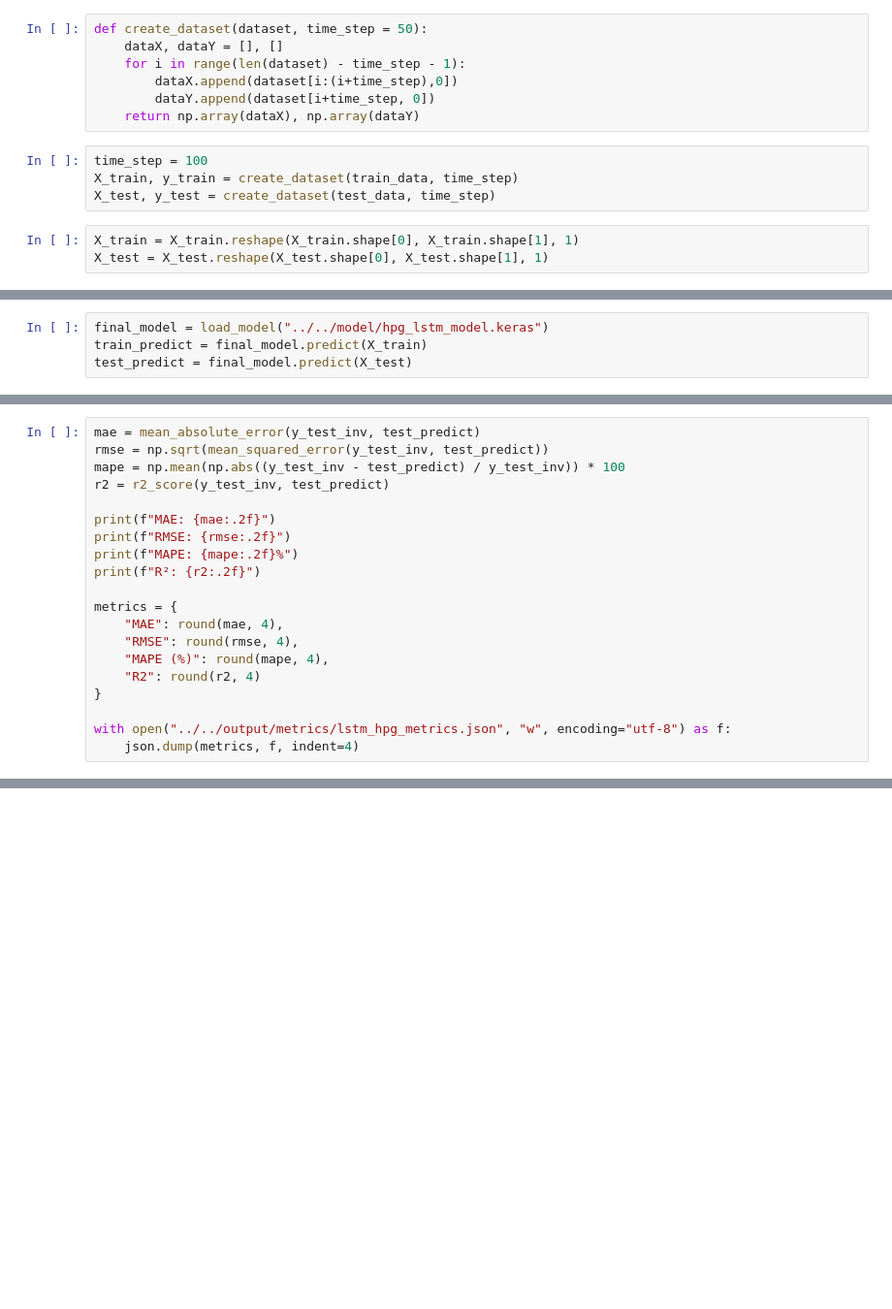
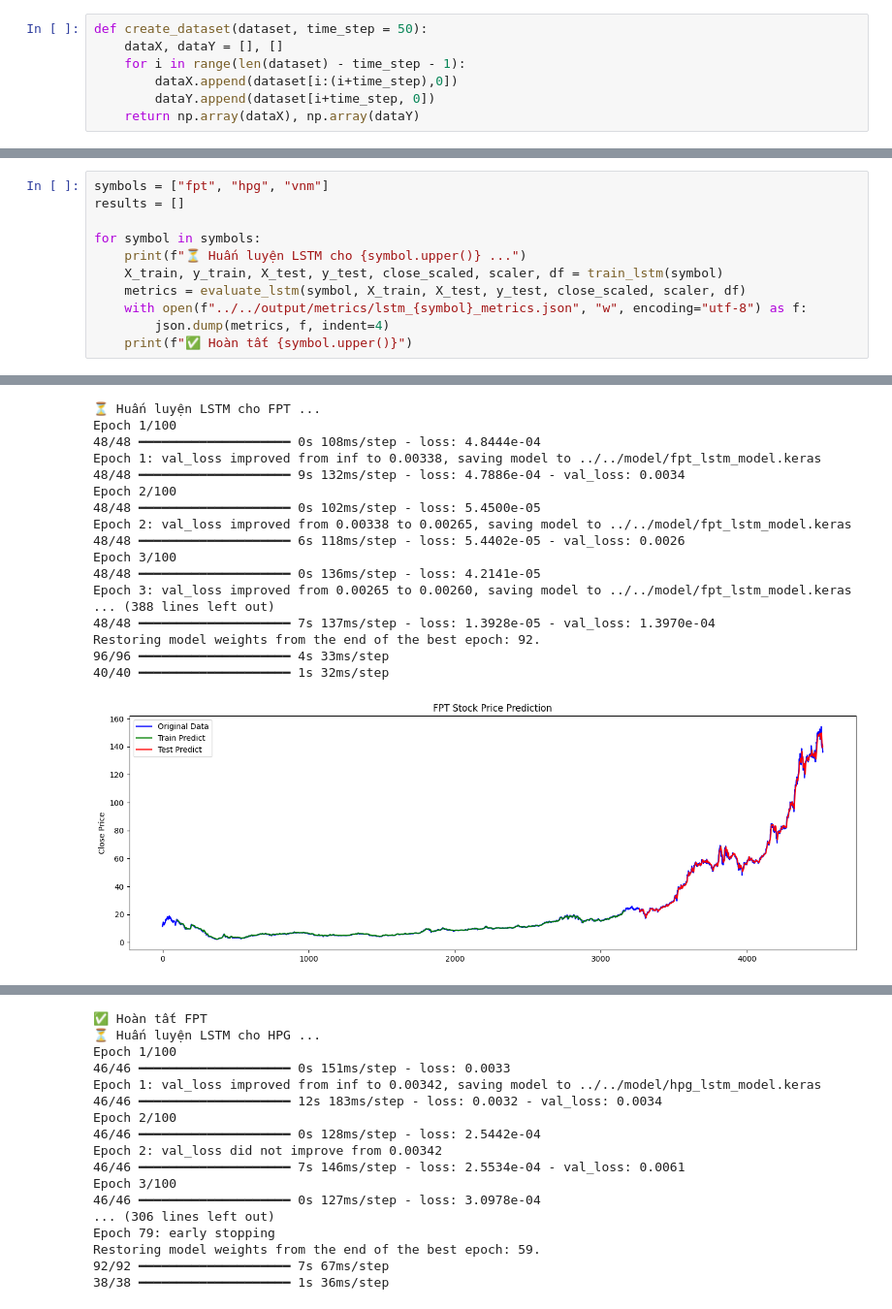
Before and after one commit to anhducbui6103/VNStockPredict, a Jupyter notebook: src/notebooks/04.1_lstm_modeling.ipynb, the cells around one changed output, grey strips where cells are left out. Shown: that part at 97% size. Cells and saved outputs as stored; diff of their text form; blank space fills up the shorter version.

Commit message:
feat: update lstm model

```diff
--- a/src/notebooks/04.1_lstm_modeling.ipynb
+++ b/src/notebooks/04.1_lstm_modeling.ipynb
@@ -70,10 +23,3 @@ def create_dataset(dataset, time_step = 50):
         dataX.append(dataset[i:(i+time_step),0])
         dataY.append(dataset[i+time_step, 0])
     return np.array(dataX), np.array(dataY)
-# %%
-time_step = 100
-X_train, y_train = create_dataset(train_data, time_step)
-X_test, y_test = create_dataset(test_data, time_step)
-# %%
-X_train = X_train.reshape(X_train.shape[0], X_train.shape[1], 1)
-X_test = X_test.reshape(X_test.shape[0], X_test.shape[1], 1)
@@ -168,4 +25,0 @@ Restoring model weights from the end of the best epoch: 13.
-# %%
-final_model = load_model("../../model/hpg_lstm_model.keras")
-train_predict = final_model.predict(X_train)
-test_predict = final_model.predict(X_test)
@@ -201,20 +129,0 @@ y_test_inv = scaler.inverse_transform(y_test.reshape(-1, 1))
-# %%
-mae = mean_absolute_error(y_test_inv, test_predict)
-rmse = np.sqrt(mean_squared_error(y_test_inv, test_predict))
-mape = np.mean(np.abs((y_test_inv - test_predict) / y_test_inv)) * 100
-r2 = r2_score(y_test_inv, test_predict)
-
-print(f"MAE: {mae:.2f}")
-print(f"RMSE: {rmse:.2f}")
-print(f"MAPE: {mape:.2f}%")
-print(f"R²: {r2:.2f}")
-
-metrics = {
-    "MAE": round(mae, 4),
-    "RMSE": round(rmse, 4),
-    "MAPE (%)": round(mape, 4),
-    "R2": round(r2, 4)
-}
-
-with open("../../output/metrics/lstm_hpg_metrics.json", "w", encoding="utf-8") as f:
-    json.dump(metrics, f, indent=4)
@@ -225,0 +130,12 @@ R²: 0.96
+# %%
+symbols = ["fpt", "hpg", "vnm"]
+results = []
+
+for symbol in symbols:
+    print(f"⏳ Huấn luyện LSTM cho {symbol.upper()} ...")
+    X_train, y_train, X_test, y_test, close_scaled, scaler, df = train_lstm(symbol)
+    metrics = evaluate_lstm(symbol, X_train, X_test, y_test, close_scaled, scaler, df)
+    with open(f"../../output/metrics/lstm_{symbol}_metrics.json", "w", encoding="utf-8") as f:
+        json.dump(metrics, f, indent=4)
+    print(f"✅ Hoàn tất {symbol.upper()}")
+# %% [output]
@@ -225,0 +143,18 @@ R²: 0.96
+⏳ Huấn luyện LSTM cho FPT ...
+Epoch 1/100
+48/48 ━━━━━━━━━━━━━━━━━━━━ 0s 108ms/step - loss: 4.8444e-04
+Epoch 1: val_loss improved from inf to 0.00338, saving model to ../../model/fpt_lstm_model.keras
+48/48 ━━━━━━━━━━━━━━━━━━━━ 9s 132ms/step - loss: 4.7886e-04 - val_loss: 0.0034
+Epoch 2/100
+48/48 ━━━━━━━━━━━━━━━━━━━━ 0s 102ms/step - loss: 5.4500e-05
+Epoch 2: val_loss improved from 0.00338 to 0.00265, saving model to ../../model/fpt_lstm_model.keras
+48/48 ━━━━━━━━━━━━━━━━━━━━ 6s 118ms/step - loss: 5.4402e-05 - val_loss: 0.0026
+Epoch 3/100
+48/48 ━━━━━━━━━━━━━━━━━━━━ 0s 136ms/step - loss: 4.2141e-05
+Epoch 3: val_loss improved from 0.00265 to 0.00260, saving model to ../../model/fpt_lstm_model.keras
+... (388 lines left out)
+48/48 ━━━━━━━━━━━━━━━━━━━━ 7s 137ms/step - loss: 1.3928e-05 - val_loss: 1.3970e-04
+Restoring model weights from the end of the best epoch: 92.
+96/96 ━━━━━━━━━━━━━━━━━━━━ 4s 33ms/step
+40/40 ━━━━━━━━━━━━━━━━━━━━ 1s 32ms/step
+[figure, added]
@@ -225,0 +162,17 @@ R²: 0.96
+✅ Hoàn tất FPT
+⏳ Huấn luyện LSTM cho HPG ...
+Epoch 1/100
+46/46 ━━━━━━━━━━━━━━━━━━━━ 0s 151ms/step - loss: 0.0033
+Epoch 1: val_loss improved from inf to 0.00342, saving model to ../../model/hpg_lstm_model.keras
+46/46 ━━━━━━━━━━━━━━━━━━━━ 12s 183ms/step - loss: 0.0032 - val_loss: 0.0034
+Epoch 2/100
+46/46 ━━━━━━━━━━━━━━━━━━━━ 0s 128ms/step - loss: 2.5442e-04
+Epoch 2: val_loss did not improve from 0.00342
+46/46 ━━━━━━━━━━━━━━━━━━━━ 7s 146ms/step - loss: 2.5534e-04 - val_loss: 0.0061
+Epoch 3/100
+46/46 ━━━━━━━━━━━━━━━━━━━━ 0s 127ms/step - loss: 3.0978e-04
+... (306 lines left out)
+Epoch 79: early stopping
+Restoring model weights from the end of the best epoch: 59.
+92/92 ━━━━━━━━━━━━━━━━━━━━ 7s 67ms/step
+38/38 ━━━━━━━━━━━━━━━━━━━━ 1s 36ms/step
```
Also changed, not shown: parts of 17 cells of this notebook, 1 other file.
